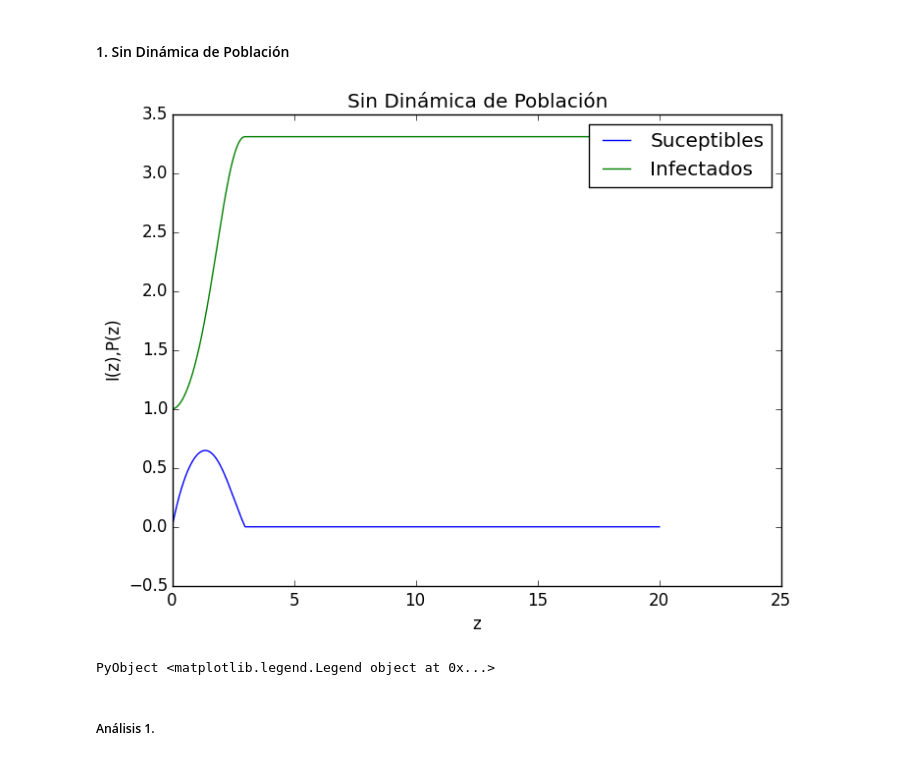
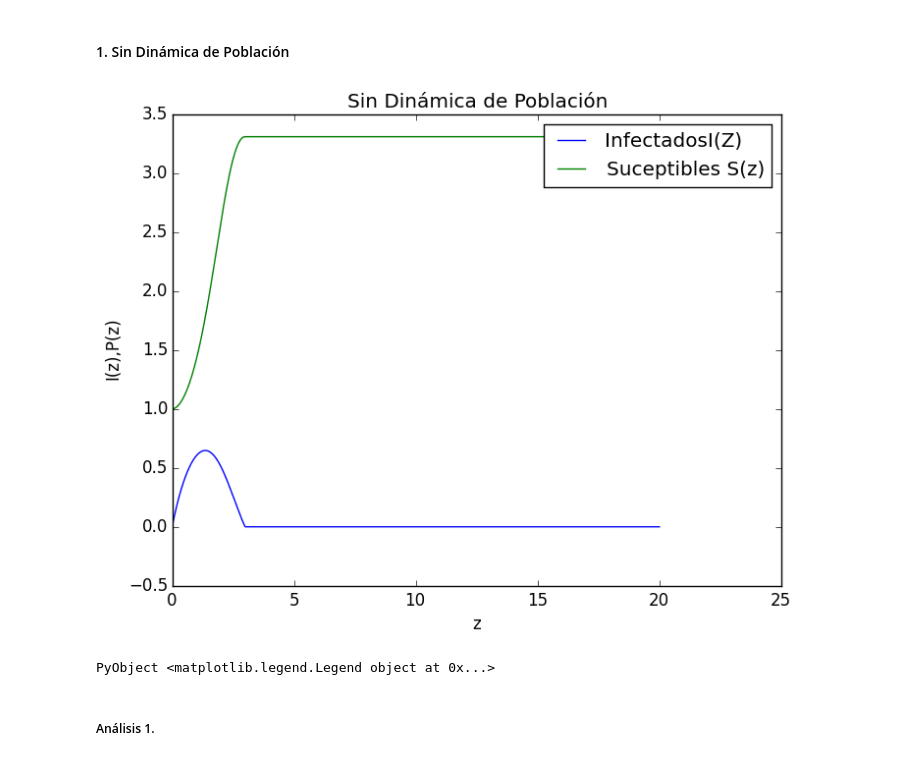
Before and after one commit to a9lara/GitSchoolRepository, a Jupyter notebook: ProyectoFinalPA.ipynb, the cells around one changed output. Drawn from its saved outputs; the diff is of its cells as text; code cells hidden in the pictures.

```diff
--- a/ProyectoFinalPA.ipynb
+++ b/ProyectoFinalPA.ipynb
@@ -282,17 +282,17 @@ $S_0=1$
 # %%
 x0=[0.0017,0.9983,1.03];
 
 
 tps,resultados_rab=integrar(rabies_nb,x0,0,20,0.01)
 
-plot(tps,resultados_rab[:;1],label="Suceptibles")
-plot(tps,resultados_rab[:;2],label="Infectados")
+plot(tps,resultados_rab[:;1],label="InfectadosI(Z)")
+plot(tps,resultados_rab[:;2],label="Suceptibles S(z)")
 xlabel("z")
 ylabel("I(z),P(z)")
 title("Sin Dinámica de Población")
 legend()
 # %% [output]
-[figure, old version]
+[figure, new version]
 PyObject <matplotlib.legend.Legend object at 0x...>
 # %% [markdown]
 ##### Análisis 1.
```
Also changed, not shown: parts of 1 cell of this notebook.
